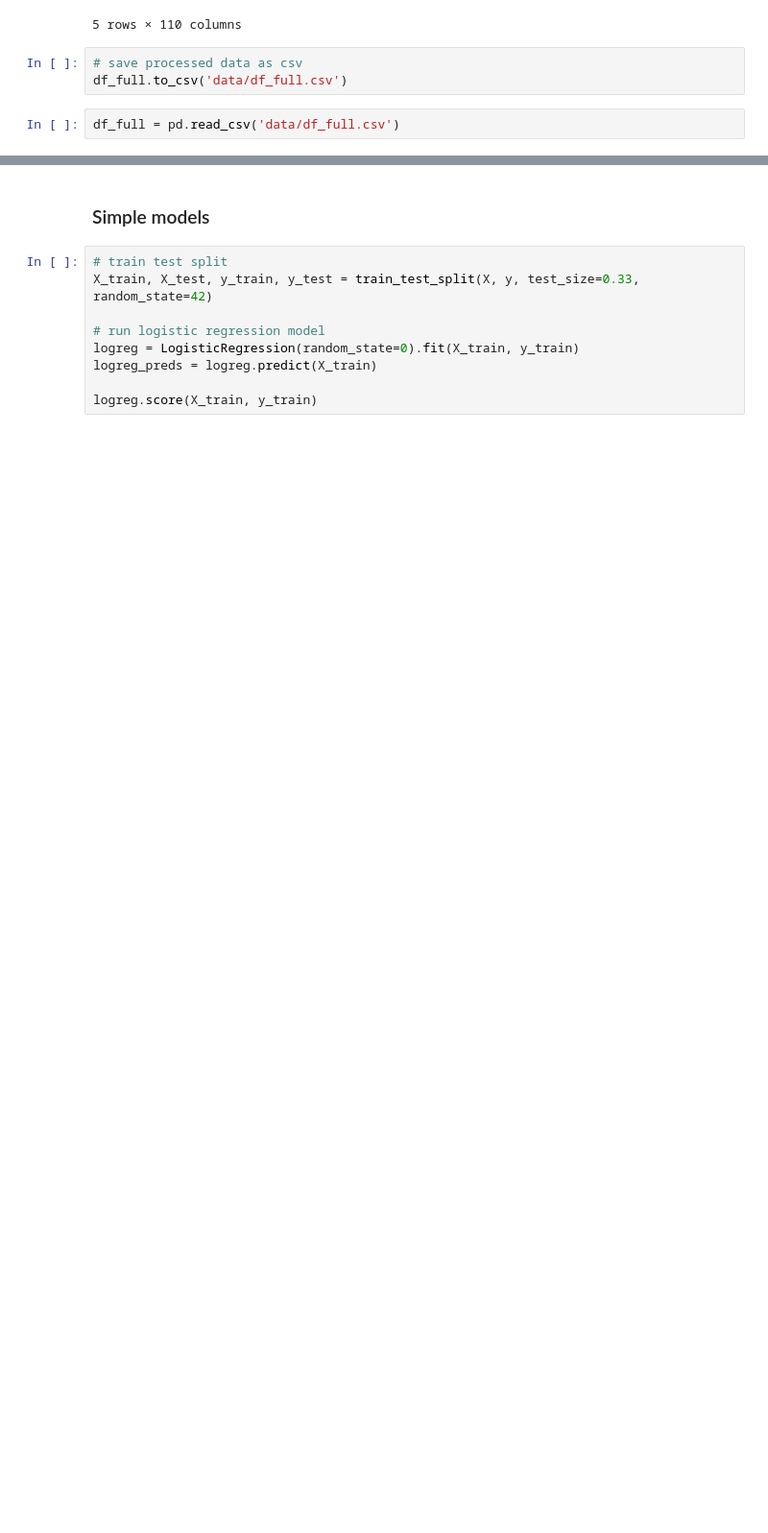
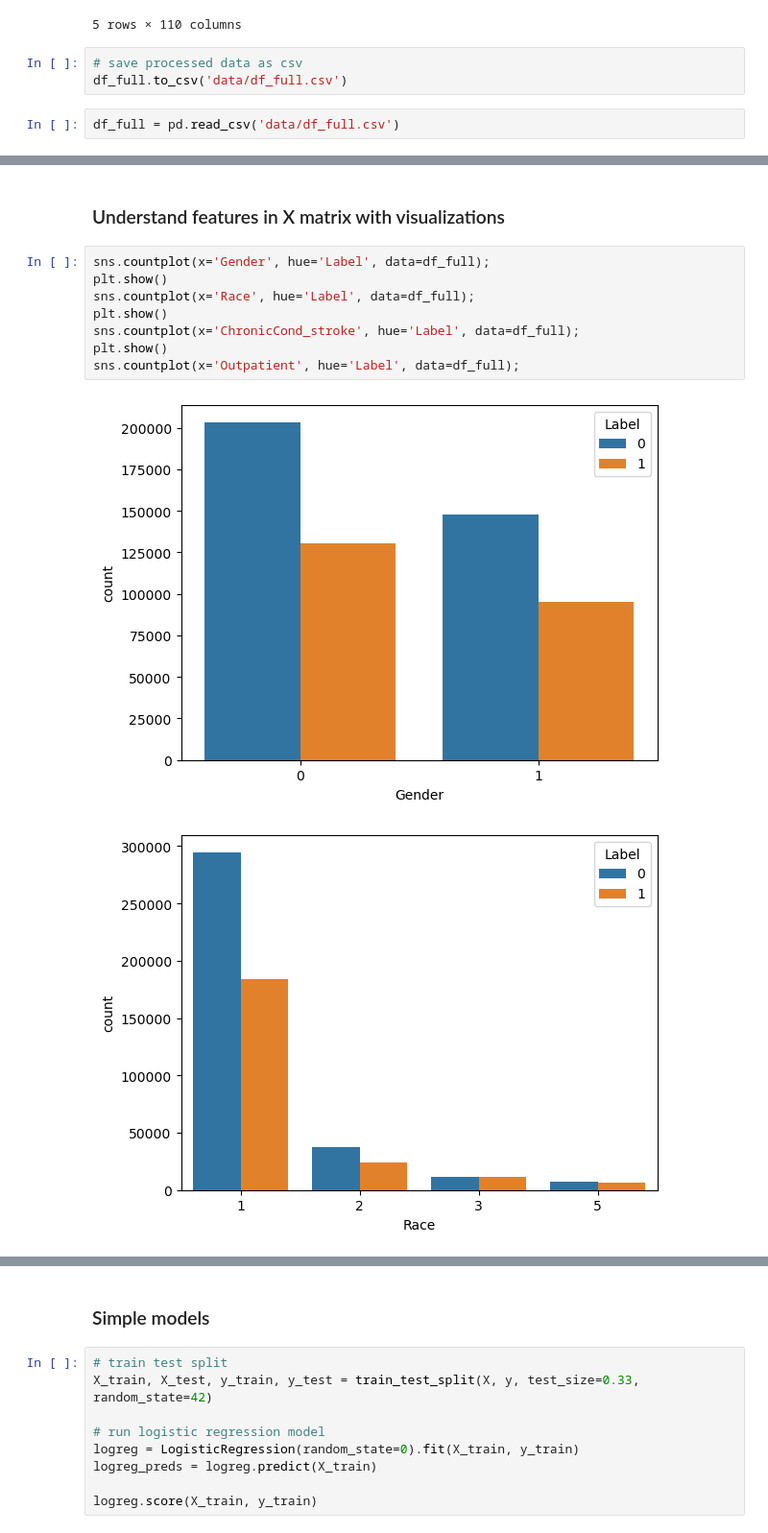
Before and after one commit to ingridchien/medical-provider-fraud-detection, a Jupyter notebook: Analysis.ipynb, the cells around one changed output, grey strips where cells are left out. Shown at 96% size. Saved outputs shown, nothing was run; the diff lists cells and outputs as text; blank space fills up the shorter version.

```diff
--- a/Analysis.ipynb
+++ b/Analysis.ipynb
@@ -502 +486,14 @@ X.head()
 5 rows × 75 columns
+# %% [markdown]
+### Understand features in X matrix with visualizations
+# %%
+sns.countplot(x='Gender', hue='Label', data=df_full);
+plt.show()
+sns.countplot(x='Race', hue='Label', data=df_full);
+plt.show()
+sns.countplot(x='ChronicCond_stroke', hue='Label', data=df_full);
+plt.show()
+sns.countplot(x='Outpatient', hue='Label', data=df_full);
+# %% [output]
+[figure, added]
+[figure, added]
```
Also changed, not shown: parts of 44 cells of this notebook.
